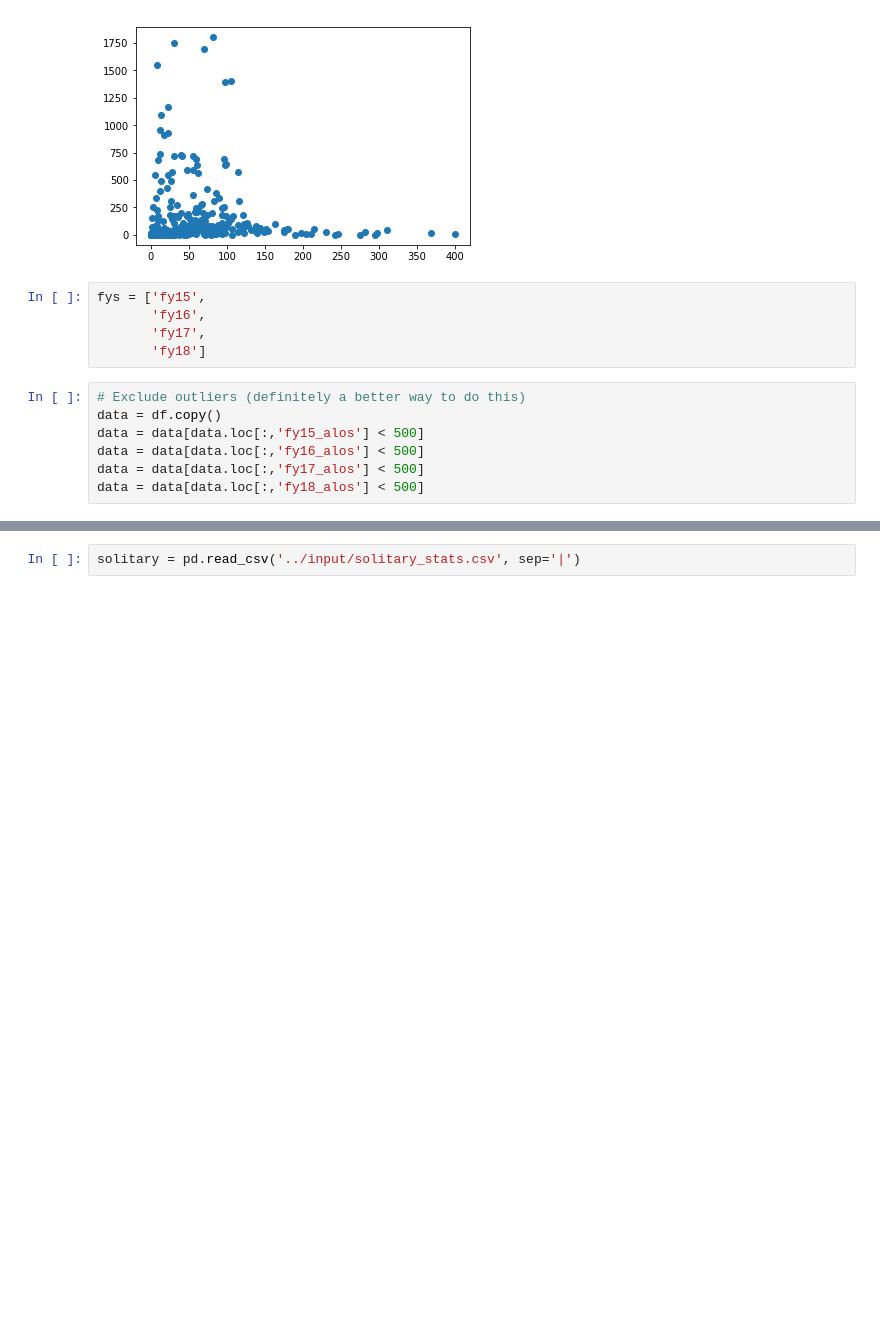
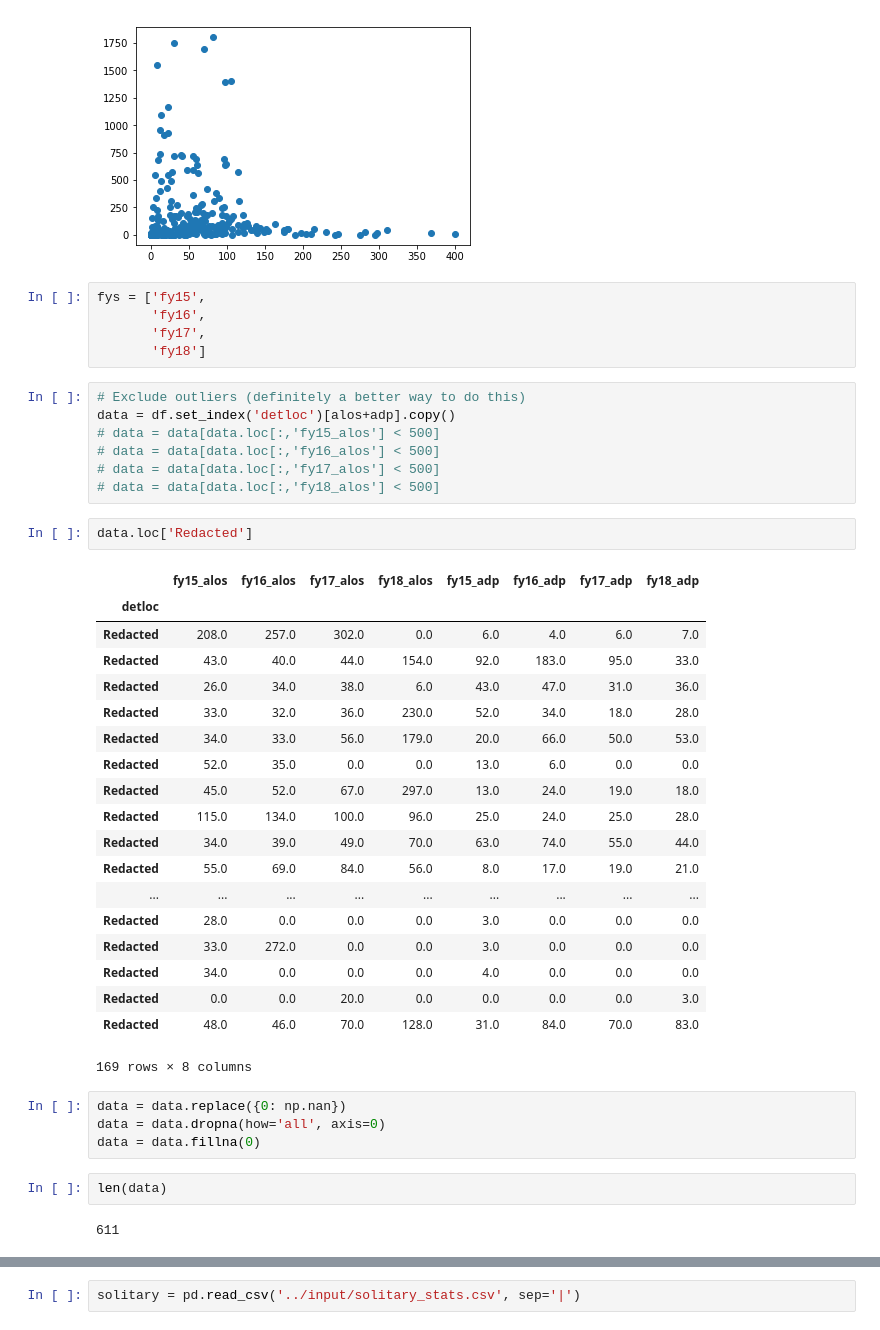
Before and after one commit to UWCHR/ice-facilities, a Jupyter notebook: analyze/note/facil_alos_hist.ipynb, the cells around one changed output, grey strips where cells are left out. Cells and saved outputs as stored; diff of their text form; blank space fills up the shorter version.

```diff
--- a/analyze/note/facil_alos_hist.ipynb
+++ b/analyze/note/facil_alos_hist.ipynb
@@ -149,11 +159,41 @@ fys = ['fy15',
        'fy18']
 # %%
 # Exclude outliers (definitely a better way to do this)
-data = df.copy()
-data = data[data.loc[:,'fy15_alos'] < 500]
-data = data[data.loc[:,'fy16_alos'] < 500]
-data = data[data.loc[:,'fy17_alos'] < 500]
-data = data[data.loc[:,'fy18_alos'] < 500]
+data = df.set_index('detloc')[alos+adp].copy()
+# data = data[data.loc[:,'fy15_alos'] < 500]
+# data = data[data.loc[:,'fy16_alos'] < 500]
+# data = data[data.loc[:,'fy17_alos'] < 500]
+# data = data[data.loc[:,'fy18_alos'] < 500]
+# %%
+data.loc['Redacted']
+# %% [output]
+|  | fy15_alos | fy16_alos | fy17_alos | fy18_alos | fy15_adp | fy16_adp | fy17_adp | fy18_adp |
+| detloc |  |  |  |  |  |  |  |  |
+| Redacted | 208.0 | 257.0 | 302.0 | 0.0 | 6.0 | 4.0 | 6.0 | 7.0 |
+| Redacted | 43.0 | 40.0 | 44.0 | 154.0 | 92.0 | 183.0 | 95.0 | 33.0 |
+| Redacted | 26.0 | 34.0 | 38.0 | 6.0 | 43.0 | 47.0 | 31.0 | 36.0 |
+| Redacted | 33.0 | 32.0 | 36.0 | 230.0 | 52.0 | 34.0 | 18.0 | 28.0 |
+| Redacted | 34.0 | 33.0 | 56.0 | 179.0 | 20.0 | 66.0 | 50.0 | 53.0 |
+| Redacted | 52.0 | 35.0 | 0.0 | 0.0 | 13.0 | 6.0 | 0.0 | 0.0 |
+| Redacted | 45.0 | 52.0 | 67.0 | 297.0 | 13.0 | 24.0 | 19.0 | 18.0 |
+| Redacted | 115.0 | 134.0 | 100.0 | 96.0 | 25.0 | 24.0 | 25.0 | 28.0 |
+| Redacted | 34.0 | 39.0 | 49.0 | 70.0 | 63.0 | 74.0 | 55.0 | 44.0 |
+| Redacted | 55.0 | 69.0 | 84.0 | 56.0 | 8.0 | 17.0 | 19.0 | 21.0 |
+| ... | ... | ... | ... | ... | ... | ... | ... | ... |
+| Redacted | 28.0 | 0.0 | 0.0 | 0.0 | 3.0 | 0.0 | 0.0 | 0.0 |
+| Redacted | 33.0 | 272.0 | 0.0 | 0.0 | 3.0 | 0.0 | 0.0 | 0.0 |
+| Redacted | 34.0 | 0.0 | 0.0 | 0.0 | 4.0 | 0.0 | 0.0 | 0.0 |
+| Redacted | 0.0 | 0.0 | 20.0 | 0.0 | 0.0 | 0.0 | 0.0 | 3.0 |
+| Redacted | 48.0 | 46.0 | 70.0 | 128.0 | 31.0 | 84.0 | 70.0 | 83.0 |
+169 rows × 8 columns
+# %%
+data = data.replace({0: np.nan})
+data = data.dropna(how='all', axis=0)
+data = data.fillna(0)
+# %%
+len(data)
+# %% [output]
+611
 # %%
 fig = plt.figure(figsize=(10,8))
 i = 0
```
Also changed, not shown: parts of 5 cells of this notebook, 1 other file.
